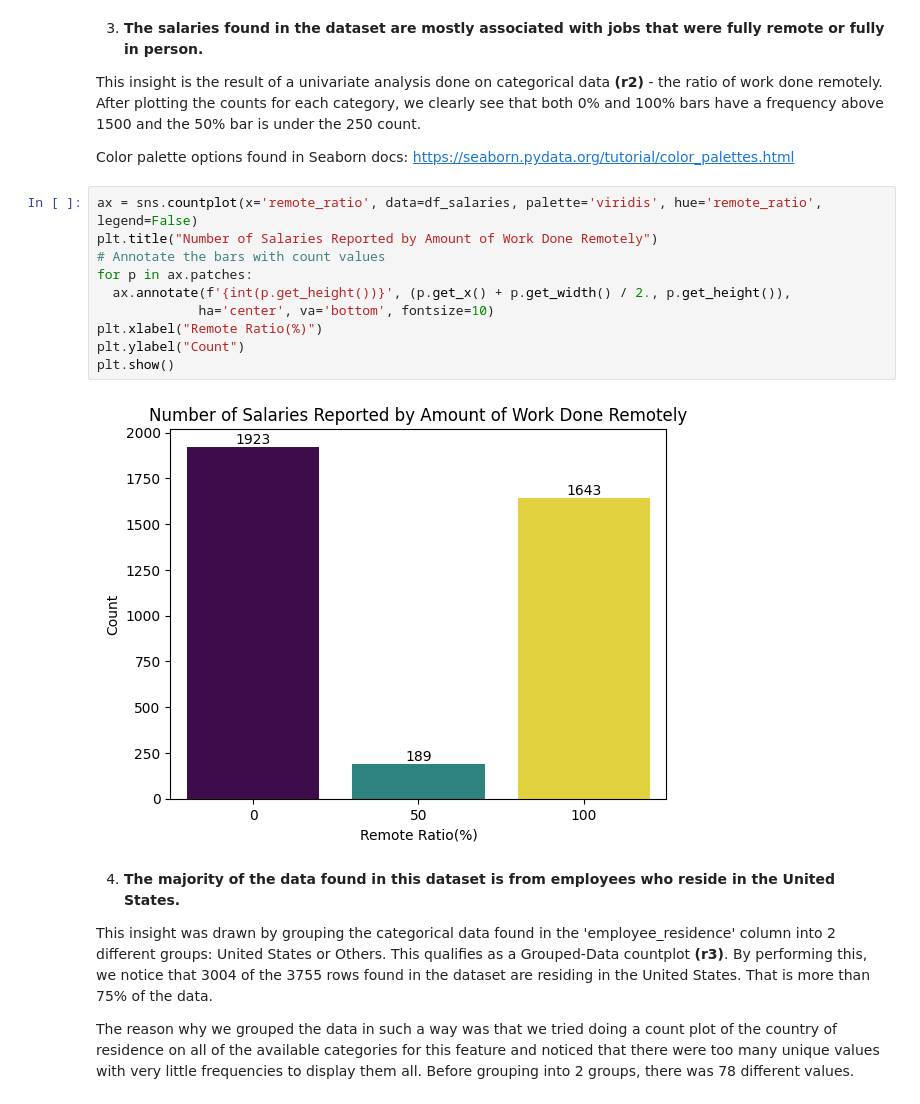
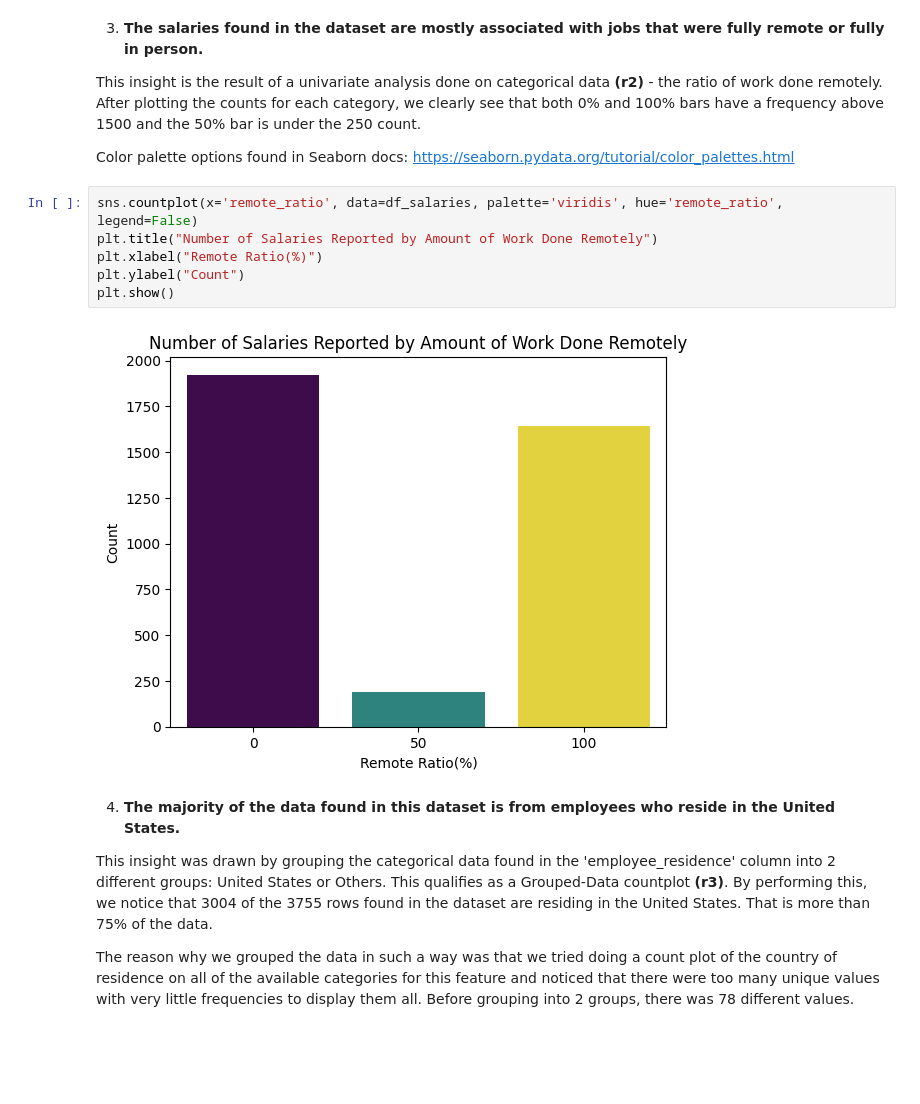
Before and after one commit to falla055/ds_salaries_2023_eda, a Jupyter notebook: 4142Assignment1.ipynb, the cells around one changed output. Saved outputs shown, nothing was run; the diff lists cells and outputs as text; blank space fills up the shorter version.

```diff
--- a/4142Assignment1.ipynb
+++ b/4142Assignment1.ipynb
@@ -127,17 +365,13 @@ This insight is the result of a univariate analysis done on categorical data **(
 
 Color palette options found in Seaborn docs: https://seaborn.pydata.org/tutorial/color_palettes.html
 # %%
-ax = sns.countplot(x='remote_ratio', data=df_salaries, palette='viridis', hue='remote_ratio', legend=False)
+sns.countplot(x='remote_ratio', data=df_salaries, palette='viridis', hue='remote_ratio', legend=False)
 plt.title("Number of Salaries Reported by Amount of Work Done Remotely")
-# Annotate the bars with count values
-for p in ax.patches:
-  ax.annotate(f'{int(p.get_height())}', (p.get_x() + p.get_width() / 2., p.get_height()),
-             ha='center', va='bottom', fontsize=10)
 plt.xlabel("Remote Ratio(%)")
 plt.ylabel("Count")
 plt.show()
 # %% [output]
-[figure, old version]
+[figure, new version]
 # %% [markdown]
 4. **The majority of the data found in this dataset is from employees who reside in the United States.**
 
```
Also changed, not shown: parts of 48 cells of this notebook.
